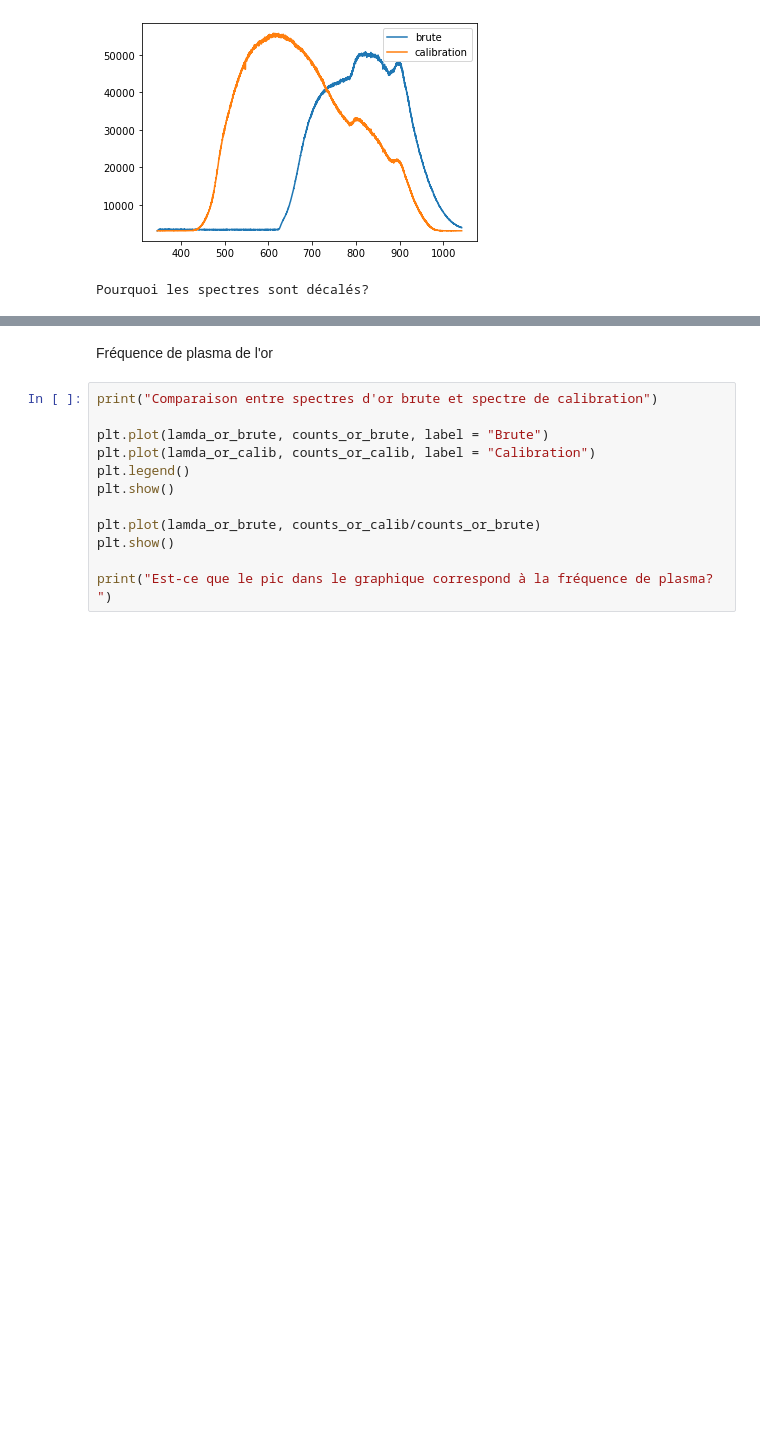
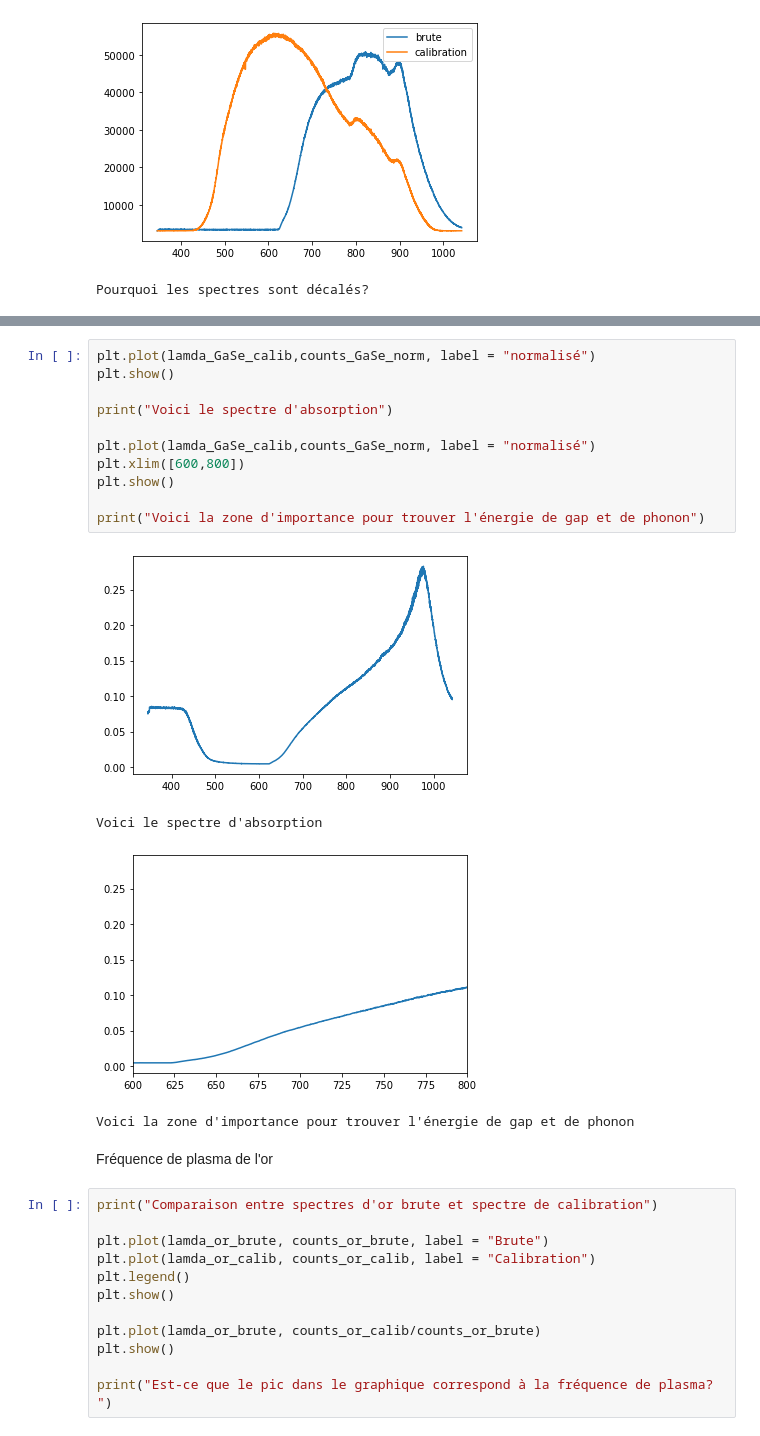
Before and after one commit to pierrotlamontagne/Github-labo-3, a Jupyter notebook: ABS/Analyse.ipynb, the cells around one changed output, grey strips where cells are left out. Cells and saved outputs as stored; diff of their text form; blank space fills up the shorter version.

Commit message:
Modification des spectres de GaSe

```diff
--- a/ABS/Analyse.ipynb
+++ b/ABS/Analyse.ipynb
@@ -89,3 +99,19 @@ Pourquoi les spectres sont décalés?
+# %%
+plt.plot(lamda_GaSe_calib,counts_GaSe_norm, label = "normalisé")
+plt.show()
+
+print("Voici le spectre d'absorption")
+
+plt.plot(lamda_GaSe_calib,counts_GaSe_norm, label = "normalisé")
+plt.xlim([600,800])
+plt.show()
+
+print("Voici la zone d'importance pour trouver l'énergie de gap et de phonon")
+# %% [output]
+[figure, added]
+Voici le spectre d'absorption
+[figure, added]
+Voici la zone d'importance pour trouver l'énergie de gap et de phonon
 # %% [markdown]
 Fréquence de plasma de l'or
 # %%
```
Also changed, not shown: parts of 1 cell of this notebook, 1 other file.
